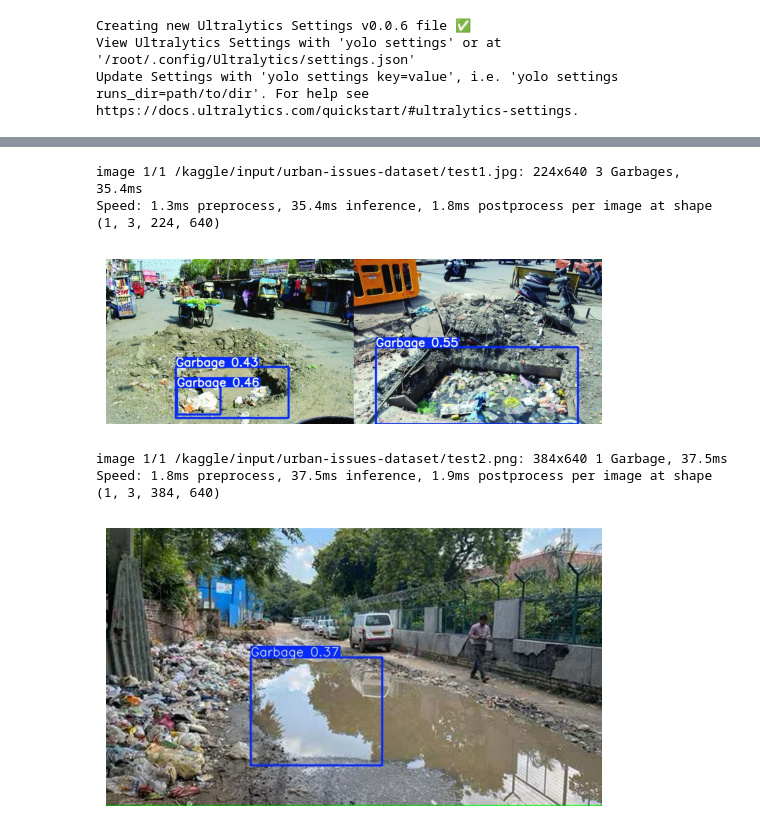
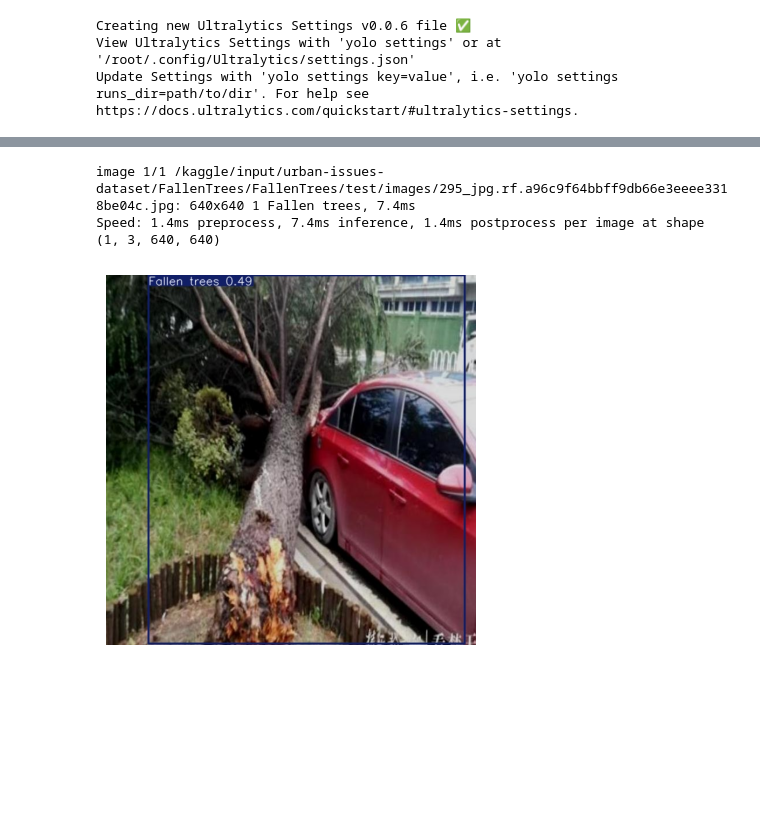
Before and after one commit to AkinduH/Vision-based-Urban-Issues-Detection, a Jupyter notebook: urban-issues-detector-v1.ipynb, the cells around one changed output, grey strips where cells are left out. Saved outputs shown, nothing was run; the diff lists cells and outputs as text; code cells hidden in the pictures; blank space fills up the shorter version.

Commit message:
Kaggle Notebook | Urban Issues Detector YOLOV8 | Version 2

```diff
--- a/urban-issues-detector-v1.ipynb
+++ b/urban-issues-detector-v1.ipynb
@@ -190,43 +226,25 @@ Starting training for 100 epochs...
 # %%
 from ultralytics import YOLO
 import cv2
 
 # Load model
-model = YOLO('/kaggle/working/runs/detect/train/weights/last.pt')
+model = YOLO('/kaggle/working/runs/detect/train/weights/best.pt')
 
 # Run inference
-results = model('/kaggle/input/urban-issues-dataset/test1.jpg')
+results = model('/kaggle/input/urban-issues-dataset/FallenTrees/FallenTrees/test/images/295_jpg.rf.a96c9f64bbff9db66e3eeee3318be04c.jpg')
 
 # Save results with bounding boxes to a folder
-results[0].save(filename='/kaggle/working/output.jpg')
+results[0].save(filename='/kaggle/working/output3.jpg')
 
 # Display the saved image (only works in Kaggle Notebook output)
-img = cv2.imread('/kaggle/working/output.jpg')
+img = cv2.imread('/kaggle/working/output3.jpg')
 img = cv2.cvtColor(img, cv2.COLOR_BGR2RGB)
 
 import matplotlib.pyplot as plt
 plt.imshow(img)
 plt.axis('off')
 plt.show()
 # %% [output]
-image 1/1 /kaggle/input/urban-issues-dataset/test1.jpg: 224x640 3 Garbages, 35.4ms
-Speed: 1.3ms preprocess, 35.4ms inference, 1.8ms postprocess per image at shape (1, 3, 224, 640)
+image 1/1 /kaggle/input/urban-issues-dataset/FallenTrees/FallenTrees/test/images/295_jpg.rf.a96c9f64bbff9db66e3eeee3318be04c.jpg: 640x640 1 Fallen trees, 7.4ms
+Speed: 1.4ms preprocess, 7.4ms inference, 1.4ms postprocess per image at shape (1, 3, 640, 640)
-[figure, old version]
+[figure, new version]
-# %%
-# Run inference
-results = model('/kaggle/input/urban-issues-dataset/test2.png')
-
-# Save results with bounding boxes to a folder
-results[0].save(filename='/kaggle/working/output.jpg')
-
-# Display the saved image (only works in Kaggle Notebook output)
-img = cv2.imread('/kaggle/working/output.jpg')
-img = cv2.cvtColor(img, cv2.COLOR_BGR2RGB)
-
-plt.imshow(img)
-plt.axis('off')
-plt.show()
-# %% [output]
-image 1/1 /kaggle/input/urban-issues-dataset/test2.png: 384x640 1 Garbage, 37.5ms
-Speed: 1.8ms preprocess, 37.5ms inference, 1.9ms postprocess per image at shape (1, 3, 384, 640)
-[figure, removed]
```
Also changed, not shown: parts of 7 cells of this notebook.
